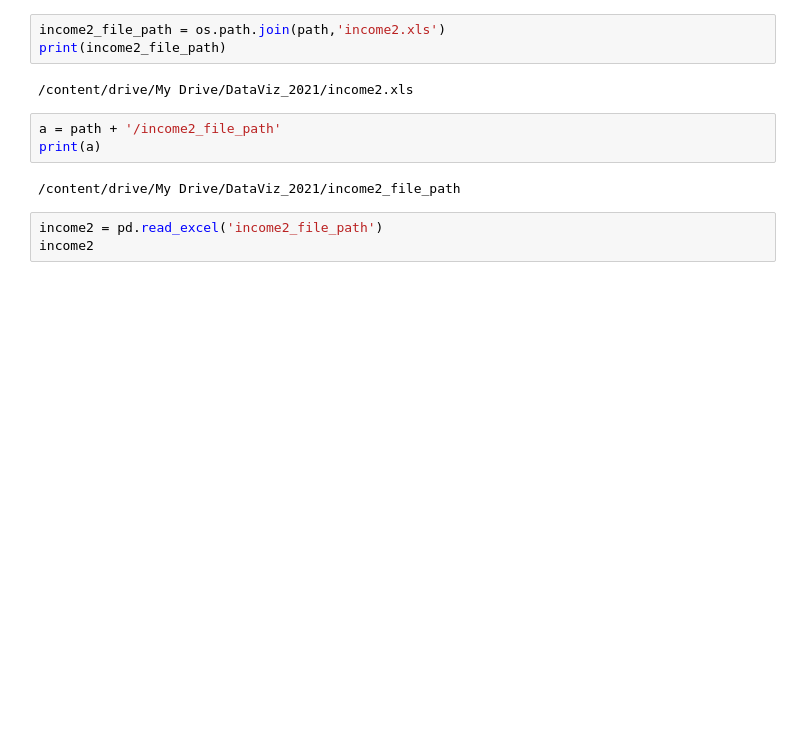
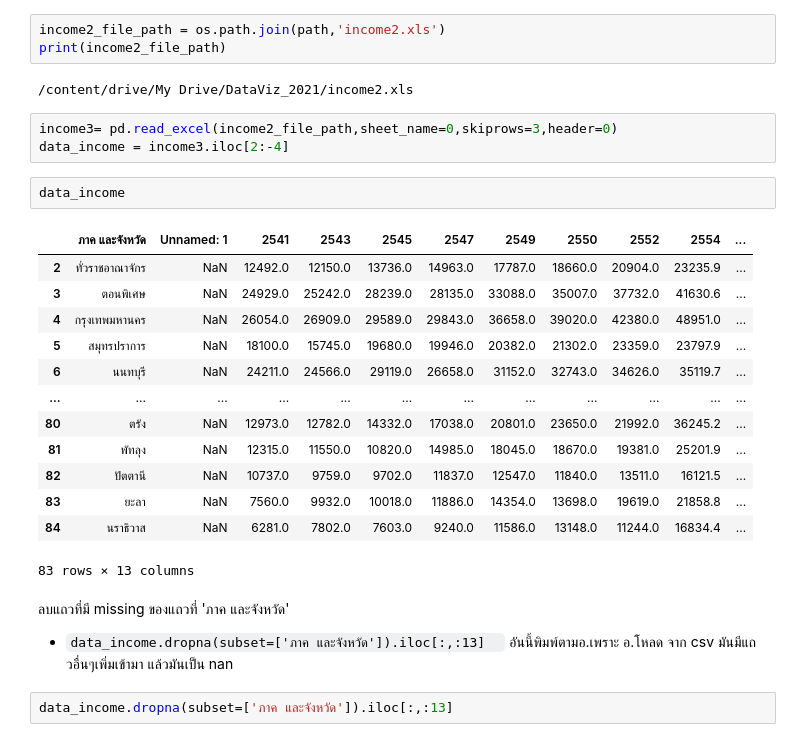
Before and after one commit to PondKann/data_viz, a Jupyter notebook: Quiz2.ipynb, the cells around one changed output. Drawn from its saved outputs; the diff is of its cells as text; blank space fills up the shorter version.

````diff
--- a/Quiz2.ipynb
+++ b/Quiz2.ipynb
@@ -20,11 +22,28 @@ income2_file_path = os.path.join(path,'income2.xls')
 print(income2_file_path)
 # %% [output]
 /content/drive/My Drive/DataViz_2021/income2.xls
-# %%
-a = path + '/income2_file_path'
-print(a)
-# %% [output]
-/content/drive/My Drive/DataViz_2021/income2_file_path
-# %%
-income2 = pd.read_excel('income2_file_path')
-income2
+# %%
+income3= pd.read_excel(income2_file_path,sheet_name=0,skiprows=3,header=0)
+data_income = income3.iloc[2:-4]
+# %%
+data_income
+# %% [output]
+|  | ภาค และจังหวัด | Unnamed: 1 | 2541 | 2543 | 2545 | 2547 | 2549 | 2550 | 2552 | 2554 | ... |
+| 2 | ทั่วราชอาณาจักร | NaN | 12492.0 | 12150.0 | 13736.0 | 14963.0 | 17787.0 | 18660.0 | 20904.0 | 23235.9 | ... |
+| 3 | ตอนพิเศษ | NaN | 24929.0 | 25242.0 | 28239.0 | 28135.0 | 33088.0 | 35007.0 | 37732.0 | 41630.6 | ... |
+| 4 | กรุงเทพมหานคร | NaN | 26054.0 | 26909.0 | 29589.0 | 29843.0 | 36658.0 | 39020.0 | 42380.0 | 48951.0 | ... |
+| 5 | สมุทรปราการ | NaN | 18100.0 | 15745.0 | 19680.0 | 19946.0 | 20382.0 | 21302.0 | 23359.0 | 23797.9 | ... |
+| 6 | นนทบุรี | NaN | 24211.0 | 24566.0 | 29119.0 | 26658.0 | 31152.0 | 32743.0 | 34626.0 | 35119.7 | ... |
+| ... | ... | ... | ... | ... | ... | ... | ... | ... | ... | ... | ... |
+| 80 | ตรัง | NaN | 12973.0 | 12782.0 | 14332.0 | 17038.0 | 20801.0 | 23650.0 | 21992.0 | 36245.2 | ... |
+| 81 | พัทลุง | NaN | 12315.0 | 11550.0 | 10820.0 | 14985.0 | 18045.0 | 18670.0 | 19381.0 | 25201.9 | ... |
+| 82 | ปัตตานี | NaN | 10737.0 | 9759.0 | 9702.0 | 11837.0 | 12547.0 | 11840.0 | 13511.0 | 16121.5 | ... |
+| 83 | ยะลา | NaN | 7560.0 | 9932.0 | 10018.0 | 11886.0 | 14354.0 | 13698.0 | 19619.0 | 21858.8 | ... |
+| 84 | นราธิวาส | NaN | 6281.0 | 7802.0 | 7603.0 | 9240.0 | 11586.0 | 13148.0 | 11244.0 | 16834.4 | ... |
+83 rows × 13 columns
+# %% [markdown]
+ลบแถวที่มี missing ของแถวที่ 'ภาค และจังหวัด'
+- ```data_income.dropna(subset=['ภาค และจังหวัด']).iloc[:,:13]  ```
+  อันนี้พิมพ์ตามอ.เพราะ อ.โหลด จาก csv มันมีแถวอื่นๆเพิ่มเข้ามา แล้วมันเป็น nan
+# %%
+data_income.dropna(subset=['ภาค และจังหวัด']).iloc[:,:13]
````
Also changed, not shown: parts of 14 cells of this notebook.
